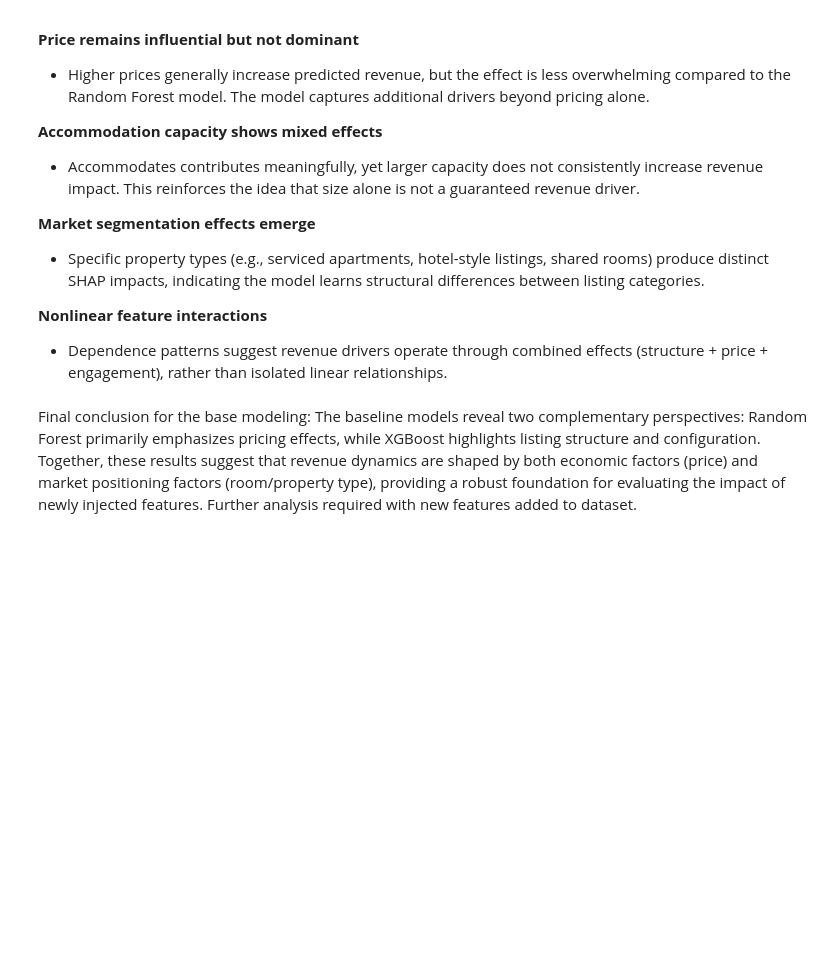
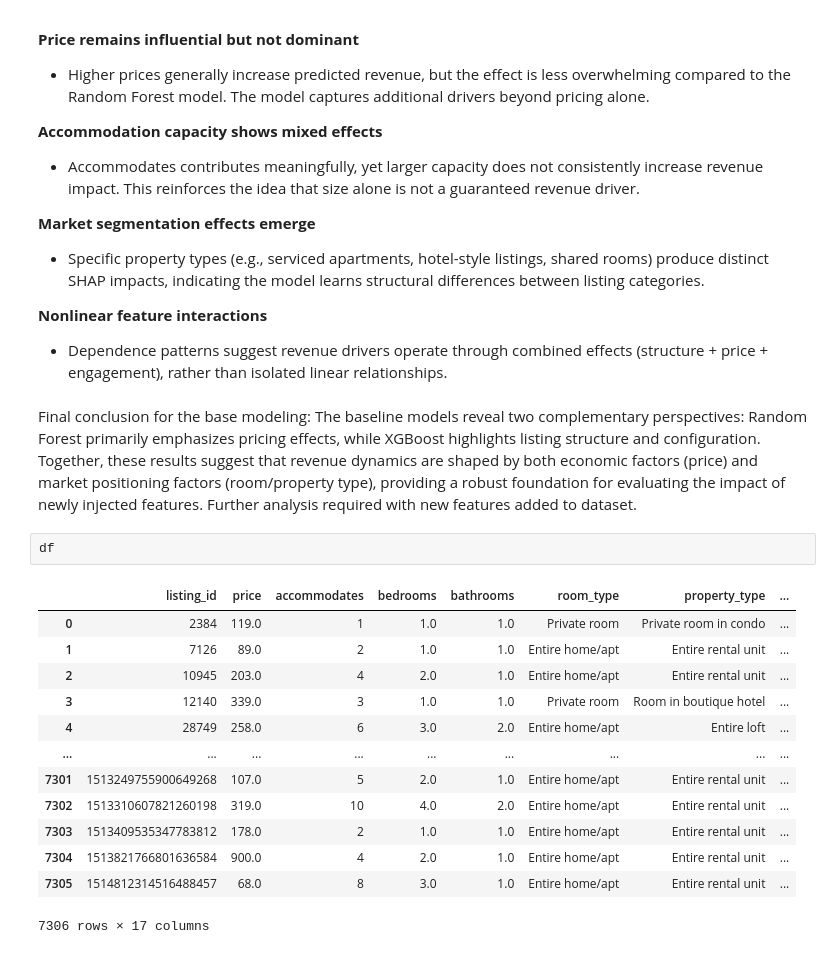
Before and after one commit to RyanChenJung/Airbnb-Renting-Optimizer, a Jupyter notebook: notebooks/ellie/revenue_modeling_base.ipynb, the cells around one changed output. Cells and saved outputs as stored; diff of their text form; blank space fills up the shorter version.

```diff
--- a/notebooks/ellie/revenue_modeling_base.ipynb
+++ b/notebooks/ellie/revenue_modeling_base.ipynb
@@ -464,3 +464,19 @@ SHAP Insights (XGBoost Model)
 # %% [markdown]
 Final conclusion for the base modeling:
 The baseline models reveal two complementary perspectives: Random Forest primarily emphasizes pricing effects, while XGBoost highlights listing structure and configuration. Together, these results suggest that revenue dynamics are shaped by both economic factors (price) and market positioning factors (room/property type), providing a robust foundation for evaluating the impact of newly injected features. Further analysis required with new features added to dataset.
+# %%
+df
+# %% [output]
+|  | listing_id | price | accommodates | bedrooms | bathrooms | room_type | property_type | ... |
+| 0 | 2384 | 119.0 | 1 | 1.0 | 1.0 | Private room | Private room in condo | ... |
+| 1 | 7126 | 89.0 | 2 | 1.0 | 1.0 | Entire home/apt | Entire rental unit | ... |
+| 2 | 10945 | 203.0 | 4 | 2.0 | 1.0 | Entire home/apt | Entire rental unit | ... |
+| 3 | 12140 | 339.0 | 3 | 1.0 | 1.0 | Private room | Room in boutique hotel | ... |
+| 4 | 28749 | 258.0 | 6 | 3.0 | 2.0 | Entire home/apt | Entire loft | ... |
+| ... | ... | ... | ... | ... | ... | ... | ... | ... |
+| 7301 | 1513249755900649268 | 107.0 | 5 | 2.0 | 1.0 | Entire home/apt | Entire rental unit | ... |
+| 7302 | 1513310607821260198 | 319.0 | 10 | 4.0 | 2.0 | Entire home/apt | Entire rental unit | ... |
+| 7303 | 1513409535347783812 | 178.0 | 2 | 1.0 | 1.0 | Entire home/apt | Entire rental unit | ... |
+| 7304 | 1513821766801636584 | 900.0 | 4 | 2.0 | 1.0 | Entire home/apt | Entire rental unit | ... |
+| 7305 | 1514812314516488457 | 68.0 | 8 | 3.0 | 1.0 | Entire home/apt | Entire rental unit | ... |
+7306 rows × 17 columns
```
Also changed, not shown: parts of 5 cells of this notebook.
